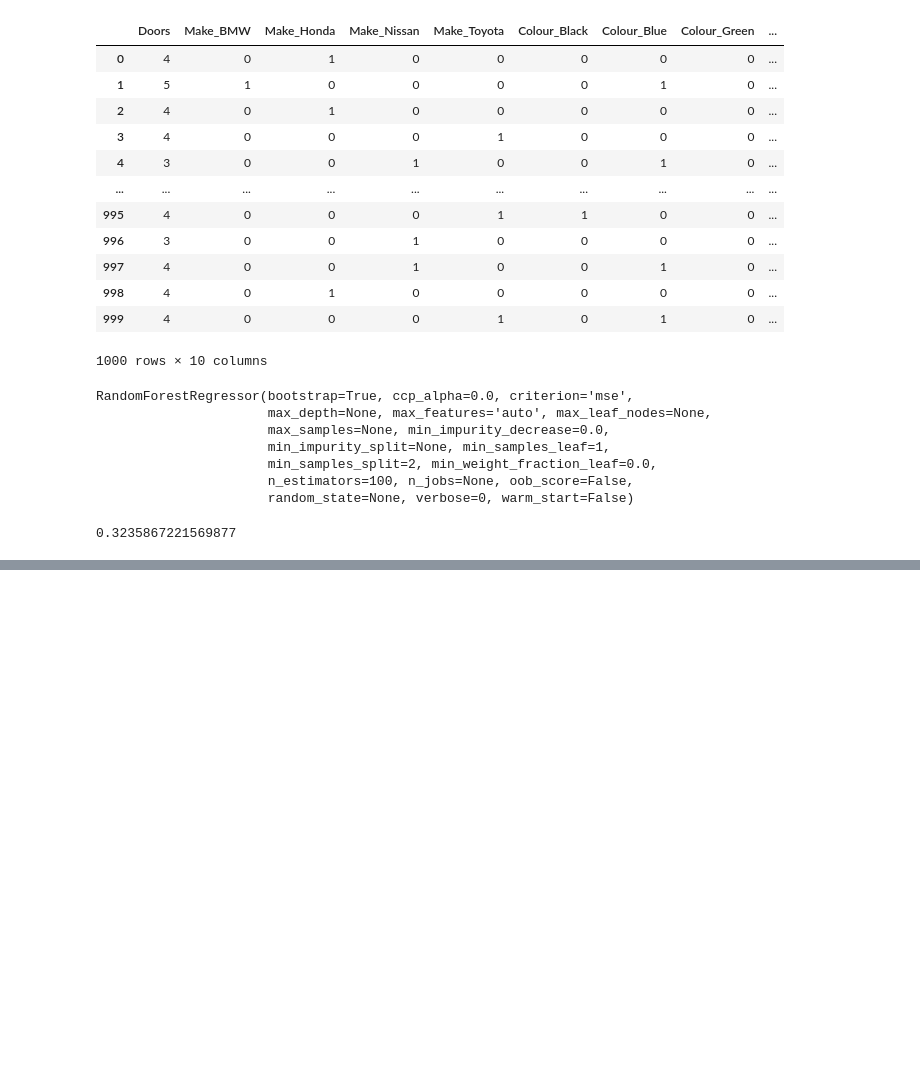
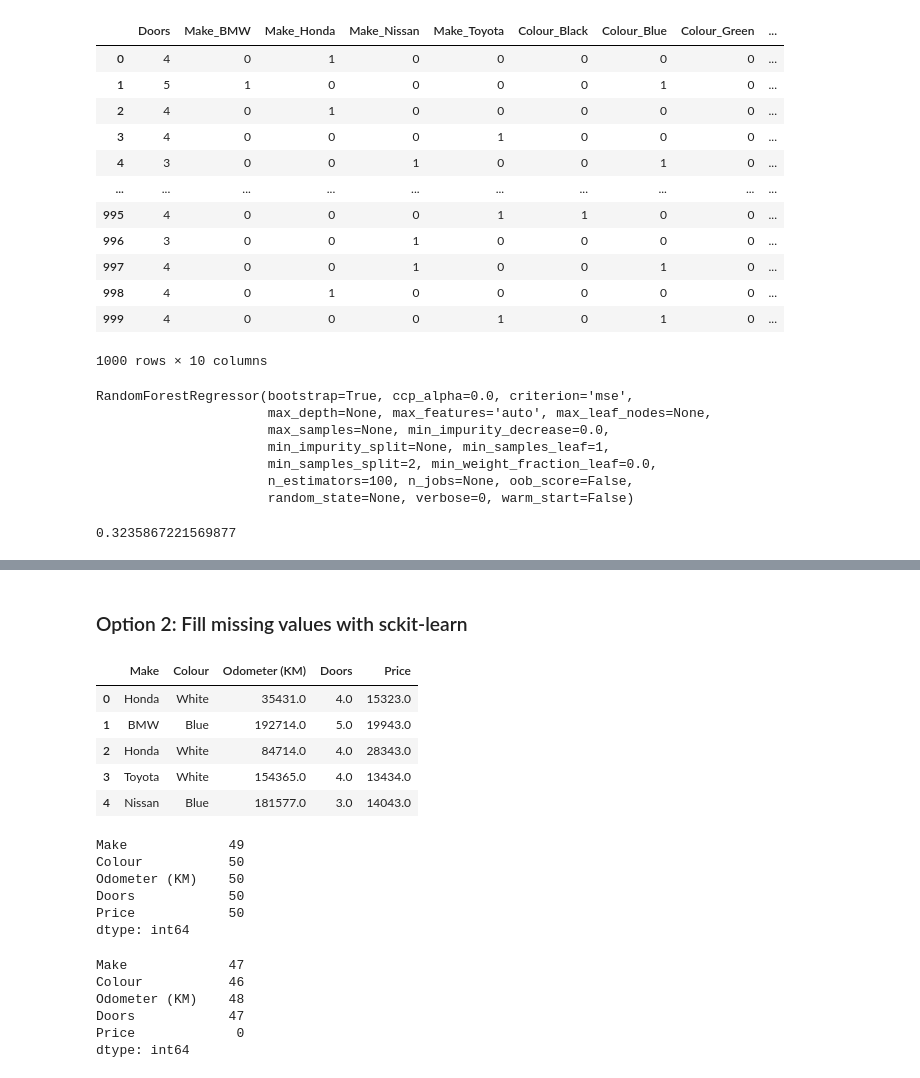
Before and after one commit to rodrez/ML, a Jupyter notebook: getting-data-ready.ipynb, the cells around one changed output, grey strips where cells are left out. Saved outputs shown, nothing was run; the diff lists cells and outputs as text; code cells hidden in the pictures; blank space fills up the shorter version.

```diff
--- a/getting-data-ready.ipynb
+++ b/getting-data-ready.ipynb
@@ -249,0 +384,38 @@ model.score(X_test, y_test)
+# %% [markdown]
+ ### Option 2: Fill missing values with sckit-learn
+# %%
+car_sales_missing = pd.read_csv("car-sales-extended-missing-data.csv")
+car_sales_missing.head()
+# %% [output]
+|  | Make | Colour | Odometer (KM) | Doors | Price |
+| 0 | Honda | White | 35431.0 | 4.0 | 15323.0 |
+| 1 | BMW | Blue | 192714.0 | 5.0 | 19943.0 |
+| 2 | Honda | White | 84714.0 | 4.0 | 28343.0 |
+| 3 | Toyota | White | 154365.0 | 4.0 | 13434.0 |
+| 4 | Nissan | Blue | 181577.0 | 3.0 | 14043.0 |
+# %%
+# Verify is there are missing values
+# As we can see below we certainly have missing values which we can find besides
+# The header names
+car_sales_missing.isna().sum()
+# %% [output]
+Make             49
+Colour           50
+Odometer (KM)    50
+Doors            50
+Price            50
+dtype: int64
+# %%
+# Below we use dropna() to remove the na values in the "subset"(column) Price
+# Naturally we can use inplace to avoid reasigning the DataFrame
+
+# Drop the rows with no labels
+car_sales_missing.dropna(subset=["Price"], inplace=True)
+car_sales_missing.isna().sum()
+# %% [output]
+Make             47
+Colour           46
+Odometer (KM)    48
+Doors            47
+Price             0
+dtype: int64
```
Also changed, not shown: parts of 26 cells of this notebook.
